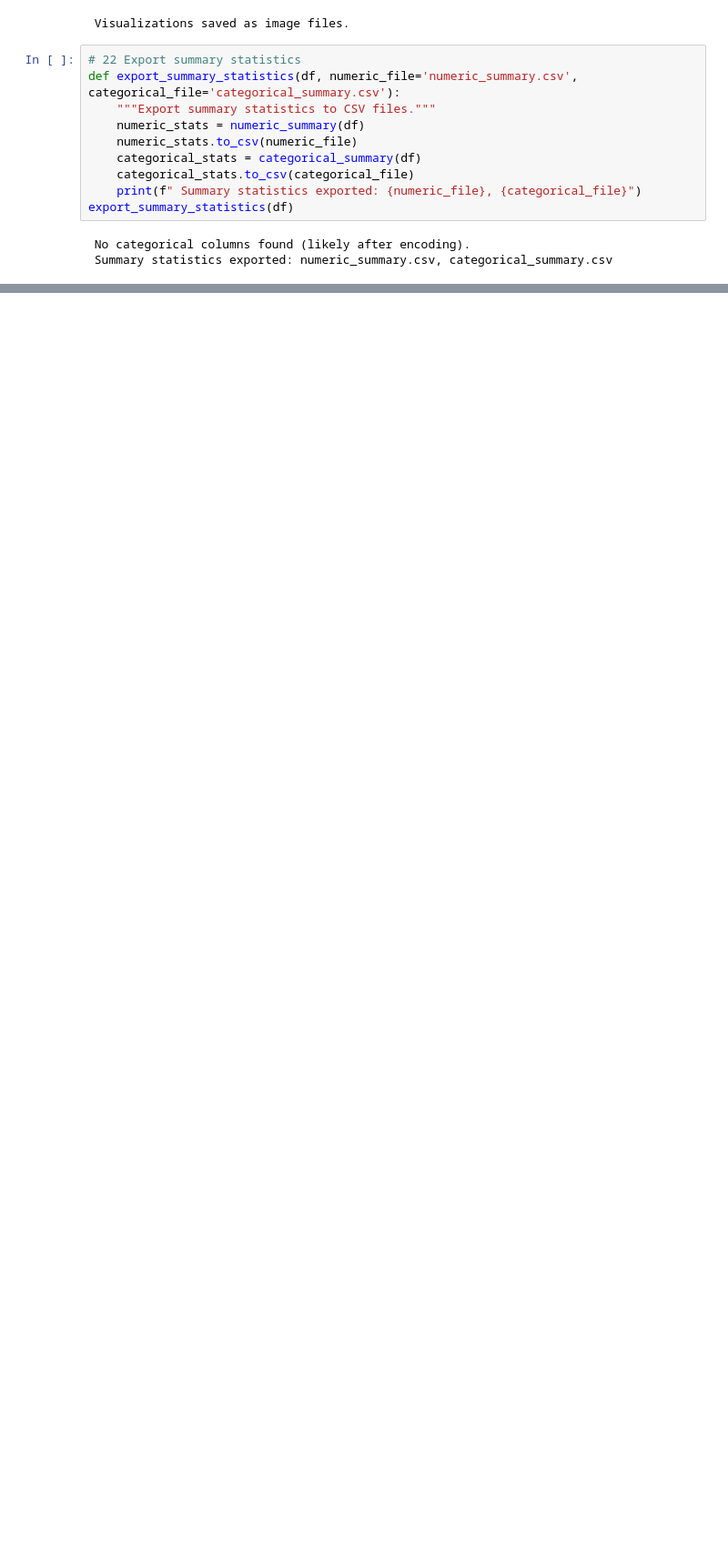
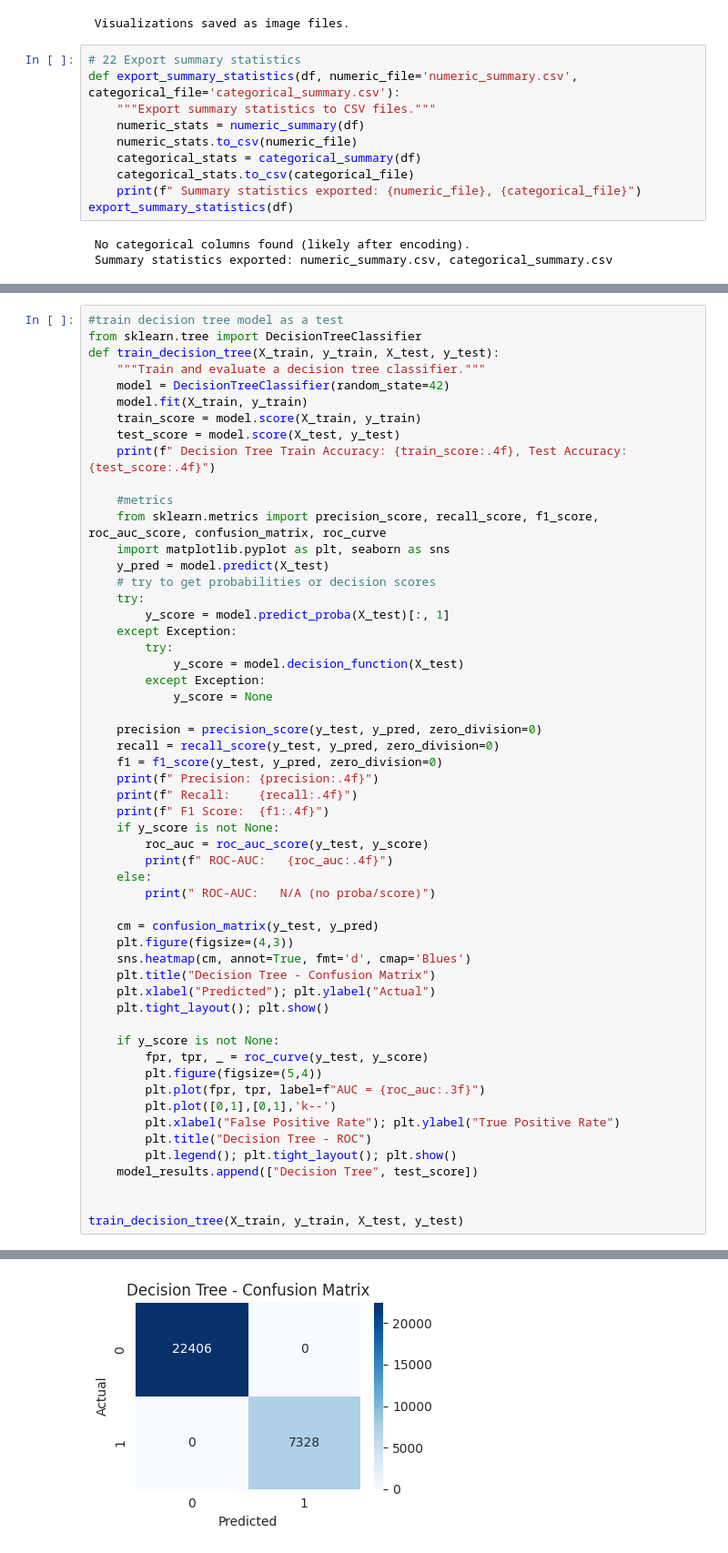
Before and after one commit to springboardmentor891v/CreditPathAI_Oct_Batch, a Jupyter notebook: main_with_results.ipynb, the cells around one changed output, grey strips where cells are left out. Shown at 91% size. Saved outputs shown, nothing was run; the diff lists cells and outputs as text; blank space fills up the shorter version.

```diff
--- a/main_with_results.ipynb
+++ b/main_with_results.ipynb
@@ -535,0 +626,56 @@ train_decision_tree(X_train, y_train, X_test, y_test)
+# %%
+#train decision tree model as a test
+from sklearn.tree import DecisionTreeClassifier
+def train_decision_tree(X_train, y_train, X_test, y_test):
+    """Train and evaluate a decision tree classifier."""
+    model = DecisionTreeClassifier(random_state=42)
+    model.fit(X_train, y_train)
+    train_score = model.score(X_train, y_train)
+    test_score = model.score(X_test, y_test)
+    print(f" Decision Tree Train Accuracy: {train_score:.4f}, Test Accuracy: {test_score:.4f}")
+
+    #metrics
+    from sklearn.metrics import precision_score, recall_score, f1_score, roc_auc_score, confusion_matrix, roc_curve
+    import matplotlib.pyplot as plt, seaborn as sns
+    y_pred = model.predict(X_test)
+    # try to get probabilities or decision scores
+    try:
+        y_score = model.predict_proba(X_test)[:, 1]
+    except Exception:
+        try:
+            y_score = model.decision_function(X_test)
+        except Exception:
+            y_score = None
+
+    precision = precision_score(y_test, y_pred, zero_division=0)
+    recall = recall_score(y_test, y_pred, zero_division=0)
+    f1 = f1_score(y_test, y_pred, zero_division=0)
+    print(f" Precision: {precision:.4f}")
+    print(f" Recall:    {recall:.4f}")
+    print(f" F1 Score:  {f1:.4f}")
+    if y_score is not None:
+        roc_auc = roc_auc_score(y_test, y_score)
+        print(f" ROC-AUC:   {roc_auc:.4f}")
+    else:
+        print(" ROC-AUC:   N/A (no proba/score)")
+
+    cm = confusion_matrix(y_test, y_pred)
+    plt.figure(figsize=(4,3))
+    sns.heatmap(cm, annot=True, fmt='d', cmap='Blues')
+    plt.title("Decision Tree - Confusion Matrix")
+    plt.xlabel("Predicted"); plt.ylabel("Actual")
+    plt.tight_layout(); plt.show()
+
+    if y_score is not None:
+        fpr, tpr, _ = roc_curve(y_test, y_score)
+        plt.figure(figsize=(5,4))
+        plt.plot(fpr, tpr, label=f"AUC = {roc_auc:.3f}")
+        plt.plot([0,1],[0,1],'k--')
+        plt.xlabel("False Positive Rate"); plt.ylabel("True Positive Rate")
+        plt.title("Decision Tree - ROC")
+        plt.legend(); plt.tight_layout(); plt.show()
+    model_results.append(["Decision Tree", test_score])
+
+
+train_decision_tree(X_train, y_train, X_test, y_test)
+# %% [output]
@@ -535,0 +687 @@ train_decision_tree(X_train, y_train, X_test, y_test)
+[figure, added]
```
Also changed, not shown: parts of 31 cells of this notebook.
